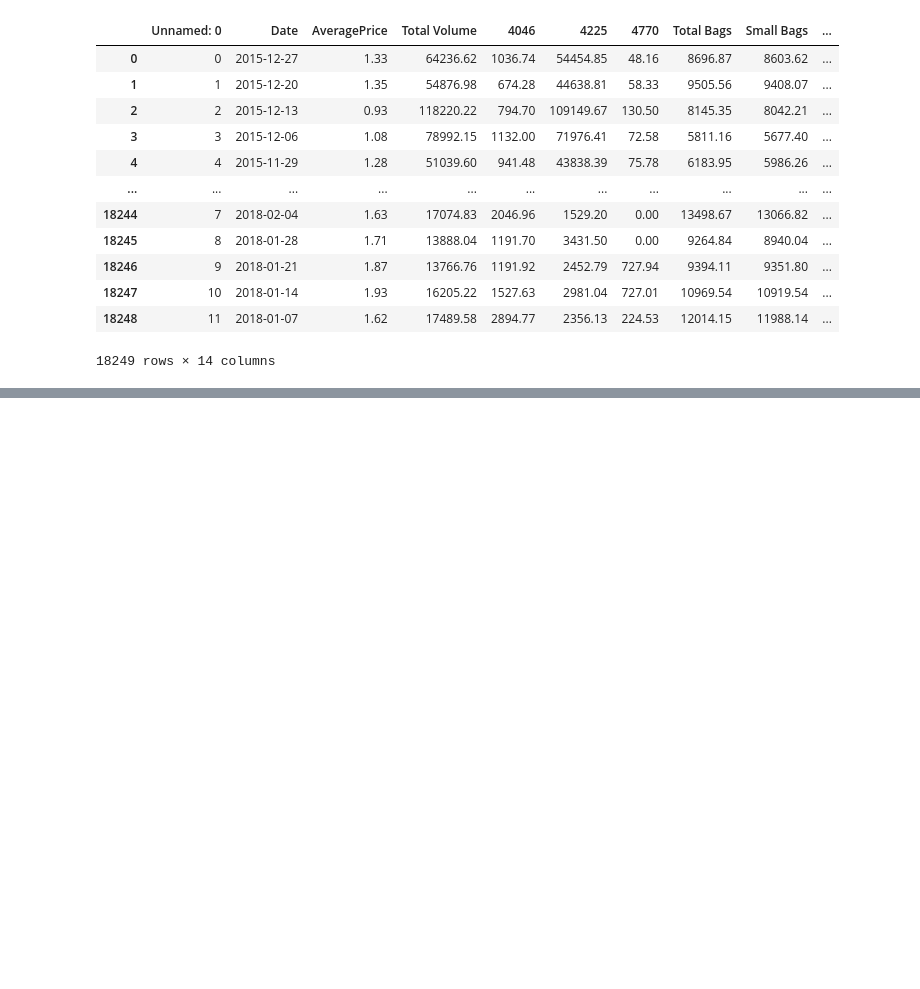
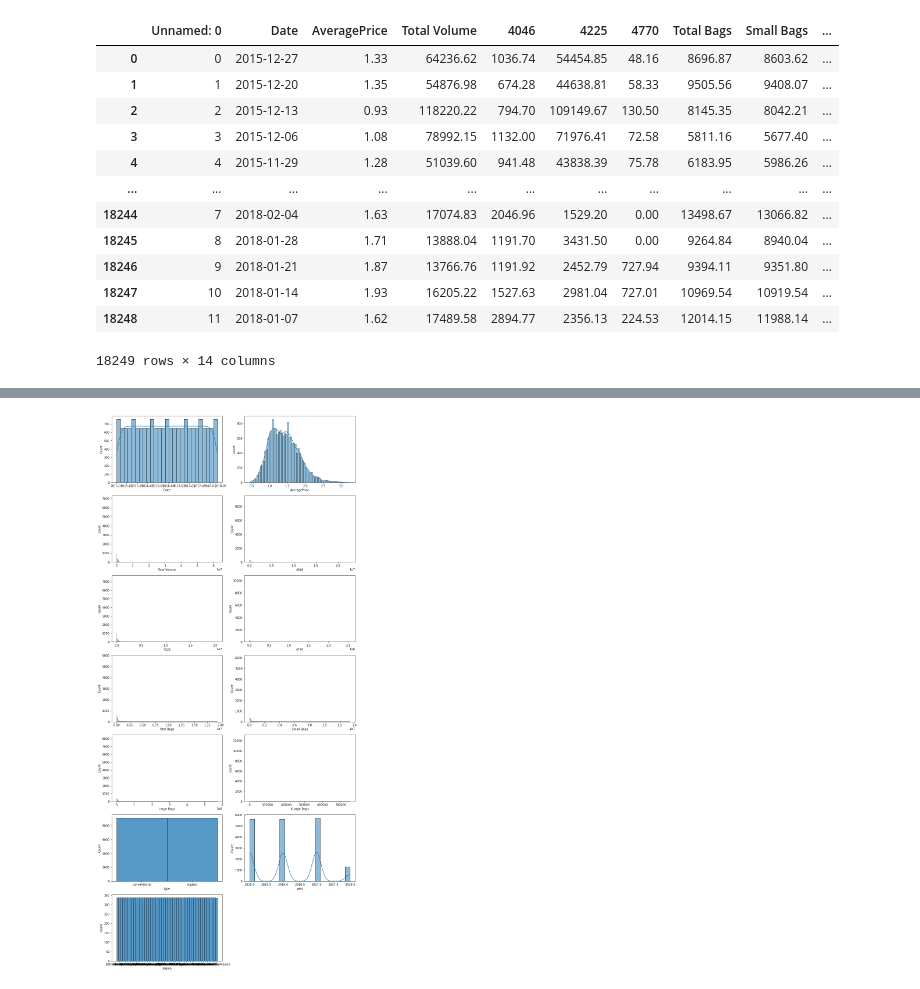
Before and after one commit to im-noob/internship-fliprobo, a Jupyter notebook: datatrained_projects/avacado_project/avacado_project.ipynb, the cells around one changed output, grey strips where cells are left out. Saved outputs shown, nothing was run; the diff lists cells and outputs as text; code cells hidden in the pictures; blank space fills up the shorter version.

```diff
--- a/datatrained_projects/avacado_project/avacado_project.ipynb
+++ b/datatrained_projects/avacado_project/avacado_project.ipynb
@@ -18,0 +138,11 @@ pd.read_csv('avocado.csv')
+# %%
+plt.figure(figsize=[15,100])
+for i,column_data in enumerate(df.dtypes.items()):
+    column, dtype = column_data
+    plt.subplot(20,1,i+1)
+    if dtype == 'object':
+        sns.histplot(df[column])
+    else:
+        sns.histplot(df[column],kde=True)
+# %% [output]
+[figure, added]
```
Also changed, not shown: parts of 184 cells of this notebook, 1 other file.
